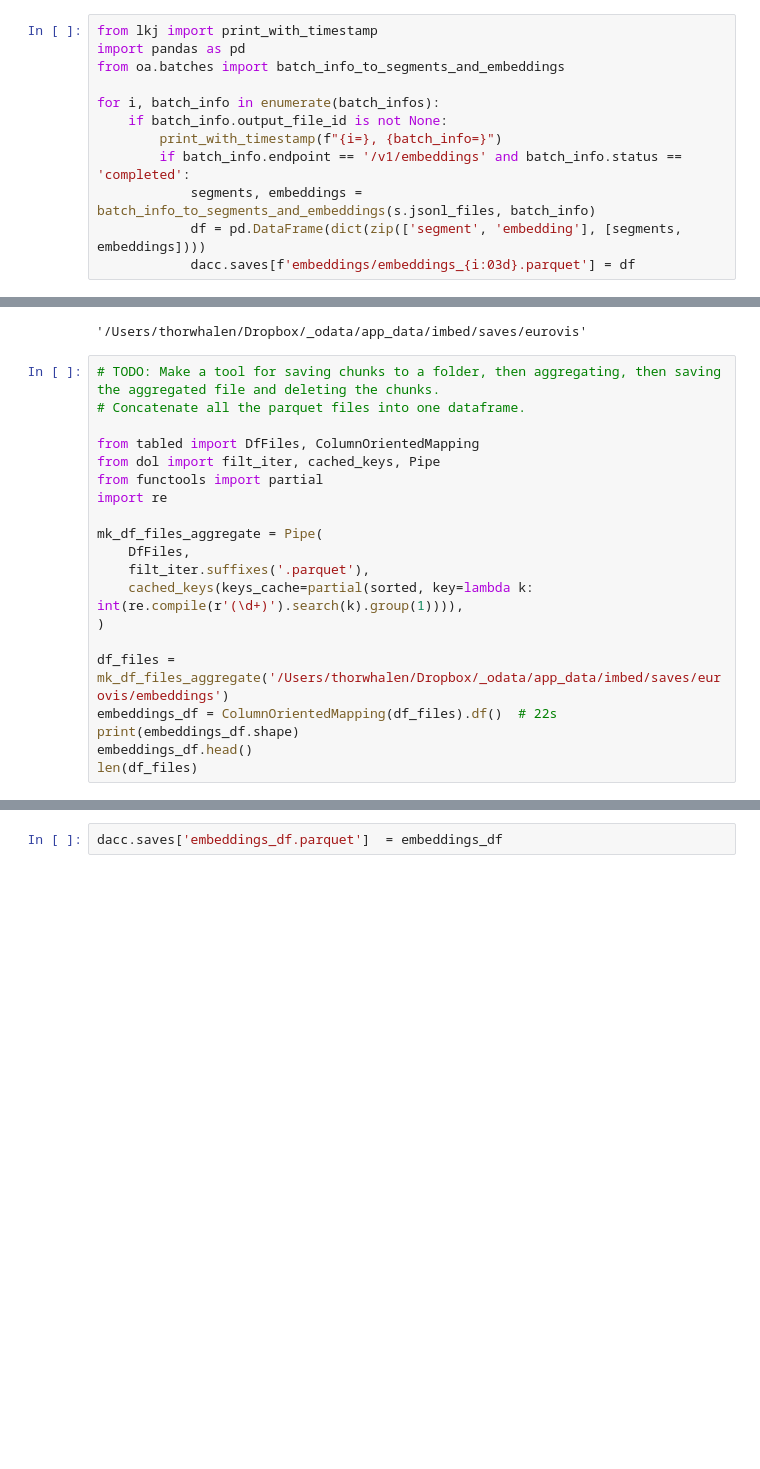
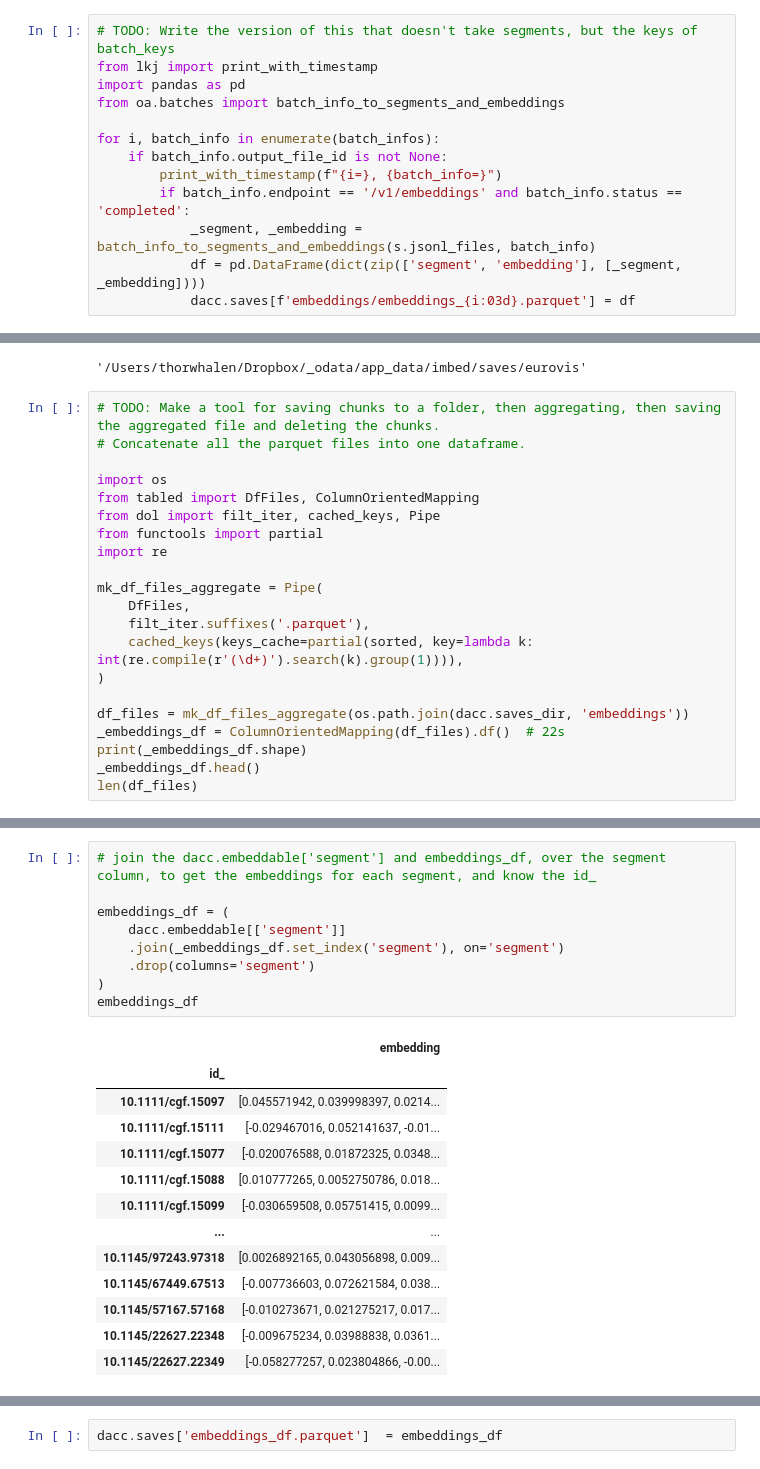
Before and after one commit to thorwhalen/imbed_data_prep, a Jupyter notebook: misc/eurovis.ipynb, the cells around one changed output, grey strips where cells are left out. Drawn from its saved outputs; the diff is of its cells as text; blank space fills up the shorter version.

```diff
--- a/misc/eurovis.ipynb
+++ b/misc/eurovis.ipynb
@@ -278,4 +310,5 @@ pd.DataFrame([x.to_dict() for x in batch_infos])
 # %%
+# TODO: Write the version of this that doesn't take segments, but the keys of batch_keys
 from lkj import print_with_timestamp
 import pandas as pd
 from oa.batches import batch_info_to_segments_and_embeddings
@@ -284,7 +317,7 @@ for i, batch_info in enumerate(batch_infos):
     if batch_info.output_file_id is not None:
         print_with_timestamp(f"{i=}, {batch_info=}")
         if batch_info.endpoint == '/v1/embeddings' and batch_info.status == 'completed':
-            segments, embeddings = batch_info_to_segments_and_embeddings(s.jsonl_files, batch_info)
-            df = pd.DataFrame(dict(zip(['segment', 'embedding'], [segments, embeddings])))
+            _segment, _embedding = batch_info_to_segments_and_embeddings(s.jsonl_files, batch_info)
+            df = pd.DataFrame(dict(zip(['segment', 'embedding'], [_segment, _embedding])))
             dacc.saves[f'embeddings/embeddings_{i:03d}.parquet'] = df
 # %% [output]
@@ -307,6 +341,7 @@ dacc.saves_dir
 # TODO: Make a tool for saving chunks to a folder, then aggregating, then saving the aggregated file and deleting the chunks.
 # Concatenate all the parquet files into one dataframe.
 
+import os
 from tabled import DfFiles, ColumnOrientedMapping
 from dol import filt_iter, cached_keys, Pipe
 from functools import partial
@@ -318,9 +353,9 @@ mk_df_files_aggregate = Pipe(
     cached_keys(keys_cache=partial(sorted, key=lambda k: int(re.compile(r'(\d+)').search(k).group(1)))),
 )
 
-df_files = mk_df_files_aggregate('/Users/thorwhalen/Dropbox/_odata/app_data/imbed/saves/eurovis/embeddings')
-embeddings_df = ColumnOrientedMapping(df_files).df()  # 22s
-print(embeddings_df.shape)
-embeddings_df.head()
+df_files = mk_df_files_aggregate(os.path.join(dacc.saves_dir, 'embeddings'))
+_embeddings_df = ColumnOrientedMapping(df_files).df()  # 22s
+print(_embeddings_df.shape)
+_embeddings_df.head()
 len(df_files)
 # %% [output]
@@ -347,0 +364,23 @@ embeddings_df
+# %%
+# join the dacc.embeddable['segment'] and embeddings_df, over the segment column, to get the embeddings for each segment, and know the id_
+
+embeddings_df = (
+    dacc.embeddable[['segment']]
+    .join(_embeddings_df.set_index('segment'), on='segment')
+    .drop(columns='segment')
+)
+embeddings_df
+# %% [output]
+|  | embedding |
+| id_ |  |
+| 10.1111/cgf.15097 | [0.045571942, 0.039998397, 0.0214... |
+| 10.1111/cgf.15111 | [-0.029467016, 0.052141637, -0.01... |
+| 10.1111/cgf.15077 | [-0.020076588, 0.01872325, 0.0348... |
+| 10.1111/cgf.15088 | [0.010777265, 0.0052750786, 0.018... |
+| 10.1111/cgf.15099 | [-0.030659508, 0.05751415, 0.0099... |
+| ... | ... |
+| 10.1145/97243.97318 | [0.0026892165, 0.043056898, 0.009... |
+| 10.1145/67449.67513 | [-0.007736603, 0.072621584, 0.038... |
+| 10.1145/57167.57168 | [-0.010273671, 0.021275217, 0.017... |
+| 10.1145/22627.22348 | [-0.009675234, 0.03988838, 0.0361... |
+| 10.1145/22627.22349 | [-0.058277257, 0.023804866, -0.00... |
```
Also changed, not shown: parts of 51 cells of this notebook, 11 other files.
